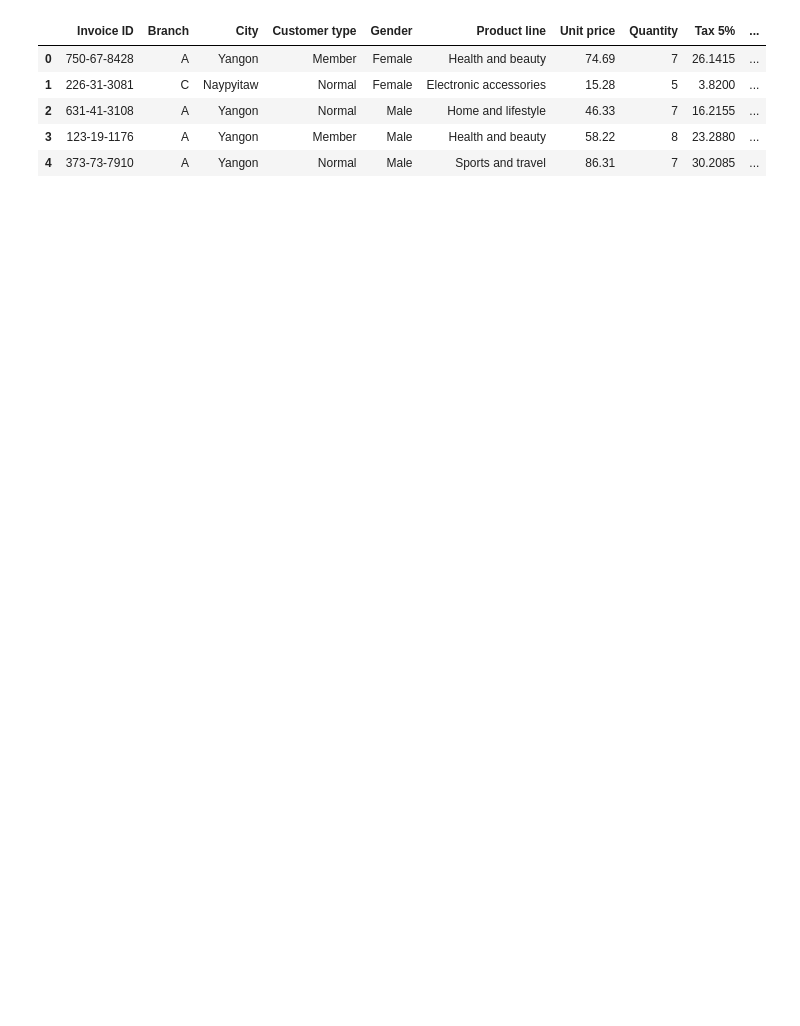
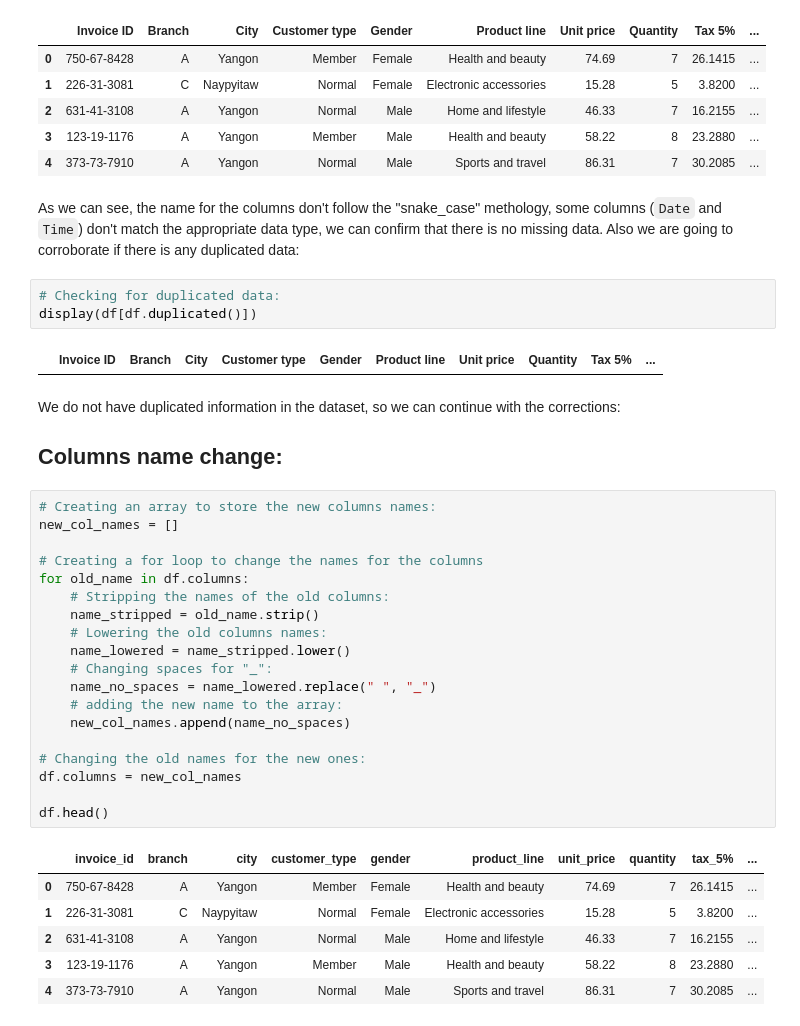
Before and after one commit to PPJQ/StoreAnalysis, a Jupyter notebook: StoreAnalysis.ipynb, the cells around one changed output. Drawn from its saved outputs; the diff is of its cells as text; blank space fills up the shorter version.

Commit message:
Columns name change, Changing data types and first steps in the Data Analysis - Sale Trends.
Updates in the report file and README file.

```diff
--- a/StoreAnalysis.ipynb
+++ b/StoreAnalysis.ipynb
@@ -112,3 +112,40 @@ None
 | 2 | 631-41-3108 | A | Yangon | Normal | Male | Home and lifestyle | 46.33 | 7 | 16.2155 | ... |
 | 3 | 123-19-1176 | A | Yangon | Member | Male | Health and beauty | 58.22 | 8 | 23.2880 | ... |
 | 4 | 373-73-7910 | A | Yangon | Normal | Male | Sports and travel | 86.31 | 7 | 30.2085 | ... |
+# %% [markdown]
+As we can see, the name for the columns don't follow the "snake_case" methology, some columns (`Date` and `Time`) don't match the appropriate data type, we can confirm that there is no missing data. Also we are going to corroborate if there is any duplicated data:
+# %%
+# Checking for duplicated data:
+display(df[df.duplicated()])
+# %% [output]
+|  | Invoice ID | Branch | City | Customer type | Gender | Product line | Unit price | Quantity | Tax 5% | ... |
+# %% [markdown]
+We do not have duplicated information in the dataset, so we can continue with the corrections:
+
+## Columns name change:
+# %%
+# Creating an array to store the new columns names:
+new_col_names = []
+
+# Creating a for loop to change the names for the columns
+for old_name in df.columns:
+    # Stripping the names of the old columns:
+    name_stripped = old_name.strip()
+    # Lowering the old columns names:
+    name_lowered = name_stripped.lower()
+    # Changing spaces for "_":
+    name_no_spaces = name_lowered.replace(" ", "_")
+    # adding the new name to the array:
+    new_col_names.append(name_no_spaces)
+
+# Changing the old names for the new ones:
+df.columns = new_col_names
+
+df.head()
+# %% [output]
+|  | invoice_id | branch | city | customer_type | gender | product_line | unit_price | quantity | tax_5% | ... |
+| 0 | 750-67-8428 | A | Yangon | Member | Female | Health and beauty | 74.69 | 7 | 26.1415 | ... |
+| 1 | 226-31-3081 | C | Naypyitaw | Normal | Female | Electronic accessories | 15.28 | 5 | 3.8200 | ... |
+| 2 | 631-41-3108 | A | Yangon | Normal | Male | Home and lifestyle | 46.33 | 7 | 16.2155 | ... |
+| 3 | 123-19-1176 | A | Yangon | Member | Male | Health and beauty | 58.22 | 8 | 23.2880 | ... |
+| 4 | 373-73-7910 | A | Yangon | Normal | Male | Sports and travel | 86.31 | 7 | 30.2085 | ... |
```
Also changed, not shown: parts of 8 cells of this notebook, 1 other file.
